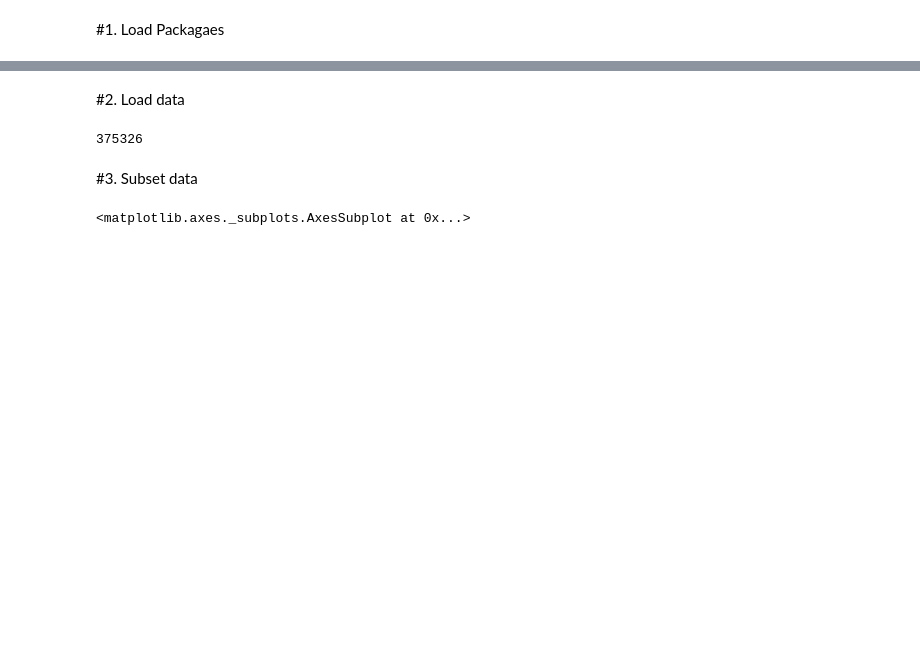
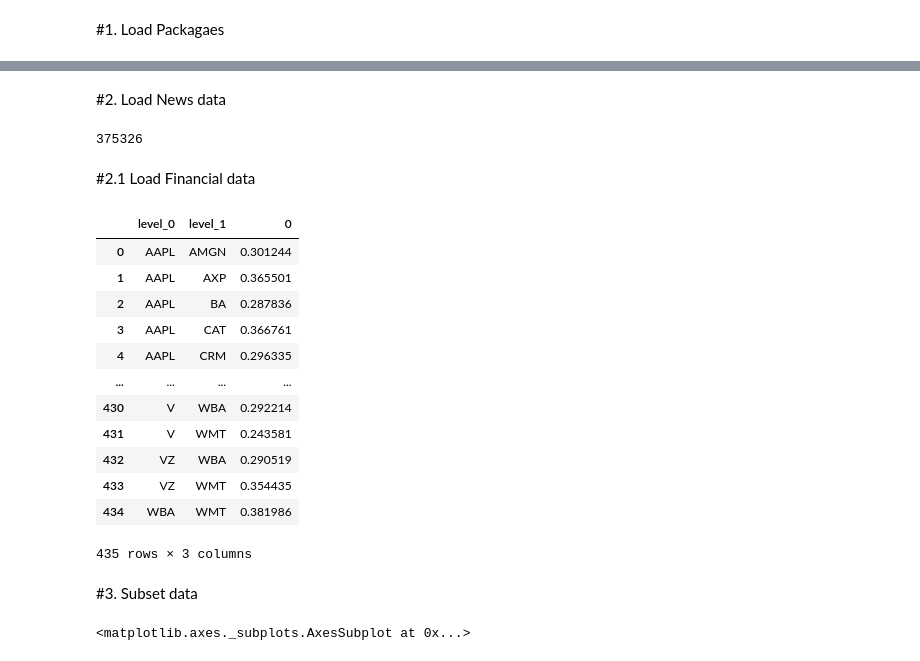
Before and after one commit to jnrkufuor/apollo, a Jupyter notebook: notebooks/Graph.ipynb, the cells around one changed output, grey strips where cells are left out. Saved outputs shown, nothing was run; the diff lists cells and outputs as text; code cells hidden in the pictures; blank space fills up the shorter version.

```diff
--- a/notebooks/Graph.ipynb
+++ b/notebooks/Graph.ipynb
@@ -25,6 +29,6 @@ Successfully installed squarify-0.4.3
 Mounted at /content/drive
 # %% [markdown]
-#2. Load data
+#2. Load News data
 # %%
 df_articles =  pd.read_csv('/content/drive/My Drive/Colab Notebooks/googlenews1000.csv')
 
@@ -33,6 +37,38 @@ print(len(df_links.index))
 df_articles['datetime'] = pd.to_datetime(df_articles['datetime'])
 # %% [output]
 375326
+# %% [markdown]
+#2.1 Load Financial data
+# %%
+df_prices =  pd.read_csv('/content/drive/My Drive/Colab Notebooks/data/price_corr.csv')
+df_vol =  pd.read_csv('/content/drive/My Drive/Colab Notebooks/data/volume_corr.csv')
+
+df_finance_nds = pd.DataFrame(columns = ["from", "to", "weight"])
+
+df_prices = df_prices.drop(df_prices.columns[0], axis=1)
+df_prices.index = df_prices.columns
+# %%
+df_corr = df_prices[abs(df_prices) >= 0.0001].stack().reset_index()
+df_corr  = df_corr [df_corr ['level_0'].astype(str)!=df_corr['level_1'].astype(str)]
+df_corr['ordered-cols'] = df_corr.apply(lambda x: '-'.join(sorted([x['level_0'],x['level_1']])),axis=1)
+df_corr = df_corr.drop_duplicates(['ordered-cols'])
+df_corr.reset_index(drop=True, inplace=True)
+df_corr.drop(['ordered-cols'], axis=1, inplace=True)
+df_corr
+# %% [output]
+|  | level_0 | level_1 | 0 |
+| 0 | AAPL | AMGN | 0.301244 |
+| 1 | AAPL | AXP | 0.365501 |
+| 2 | AAPL | BA | 0.287836 |
+| 3 | AAPL | CAT | 0.366761 |
+| 4 | AAPL | CRM | 0.296335 |
+| ... | ... | ... | ... |
+| 430 | V | WBA | 0.292214 |
+| 431 | V | WMT | 0.243581 |
+| 432 | VZ | WBA | 0.290519 |
+| 433 | VZ | WMT | 0.354435 |
+| 434 | WBA | WMT | 0.381986 |
+435 rows × 3 columns
 # %% [markdown]
 #3. Subset data
 # %%
```
Also changed, not shown: parts of 1 cell of this notebook.
